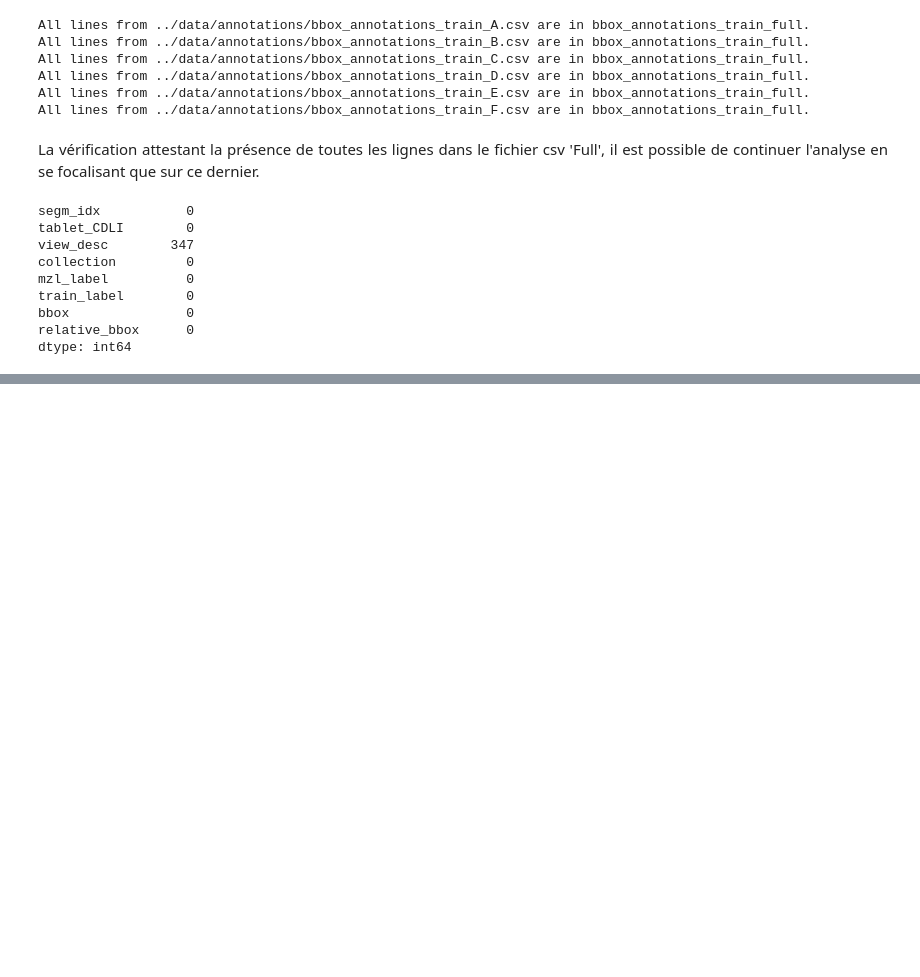
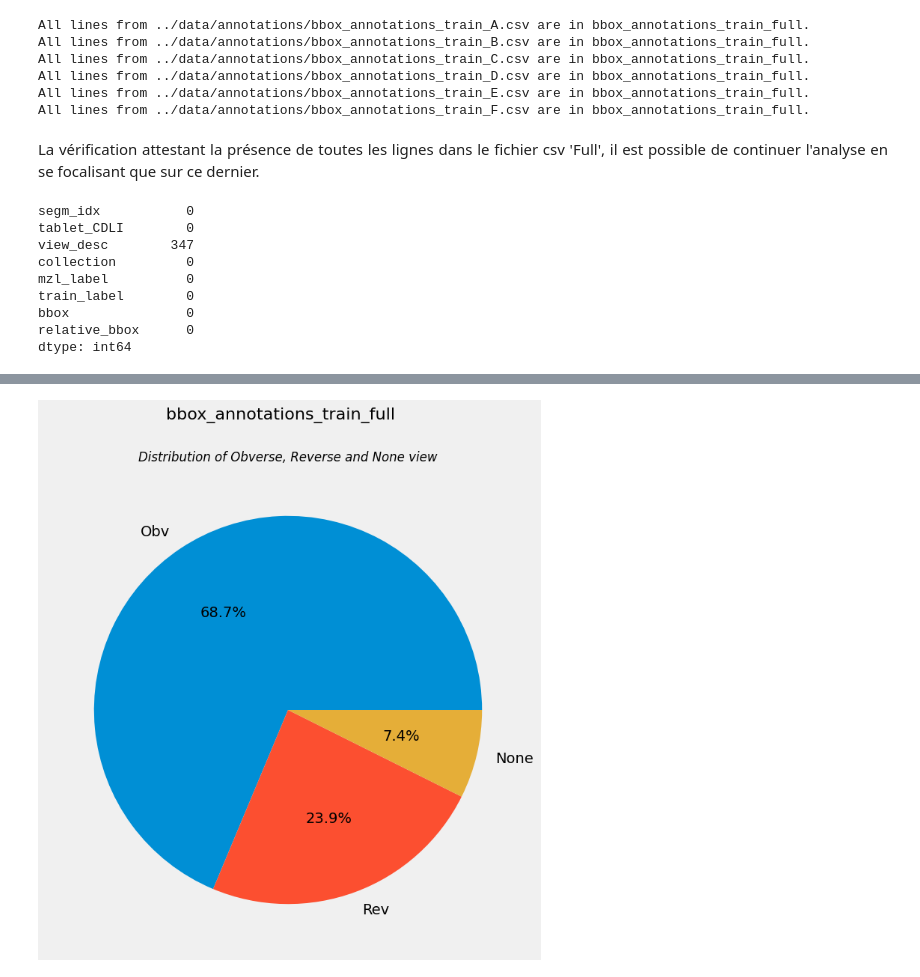
Before and after one commit to CharleyDL/Aissyr, a Jupyter notebook: notebook/notebook_part1_-_EDA_DATASET.ipynb, the cells around one changed output, grey strips where cells are left out. Saved outputs shown, nothing was run; the diff lists cells and outputs as text; code cells hidden in the pictures; blank space fills up the shorter version.

```diff
--- a/notebook/notebook_part1_-_EDA_DATASET.ipynb
+++ b/notebook/notebook_part1_-_EDA_DATASET.ipynb
@@ -46,11 +46,19 @@ Le présent notebook permet de télécharger les fichiers en vue d'initier, dans
 </br>
 # %%
 import git
+import matplotlib.pyplot as plt
 import numpy as np
 import os
 import pandas as pd
 import re
+import seaborn as sns
 import shutil
+import warnings
+
+warnings.filterwarnings('ignore')
+plt.style.use('fivethirtyeight')
+
+%matplotlib inline
 # %% [markdown]
 ## Récupérer le dataset depuis github
 # %%
@@ -147,2 +175,2 @@ Ce deuxième examen permet également de mettre en lumière trois sous-dossiers,
 # %%
-df_bb_ann = pd.read_csv('../data/annotations/bbox_annotations_train_full.csv')
+df_bb_ann_train = pd.read_csv('../data/annotations/bbox_annotations_train_full.csv')
@@ -249,0 +339,13 @@ dtype: int64
+# %%
+OBV = df_bb_ann_train[df_bb_ann_train['view_desc']=="Obv"]
+REV = df_bb_ann_train[df_bb_ann_train['view_desc']=="Rev"]
+NONE = df_bb_ann_train[df_bb_ann_train['view_desc'].isnull()]
+
+plt.figure(figsize=(20, 8))
+
+plt.pie([len(OBV), len(REV), len(NONE)], labels=['Obv', 'Rev', 'None'], autopct='%1.1f%%')
+plt.suptitle('bbox_annotations_train_full', fontsize=16, x='0.51')
+plt.title('Distribution of Obverse, Reverse and None view', style = "italic", fontsize=12)
+plt.show()
+# %% [output]
+[figure, added]
```
Also changed, not shown: parts of 40 cells of this notebook, 19 other files.
